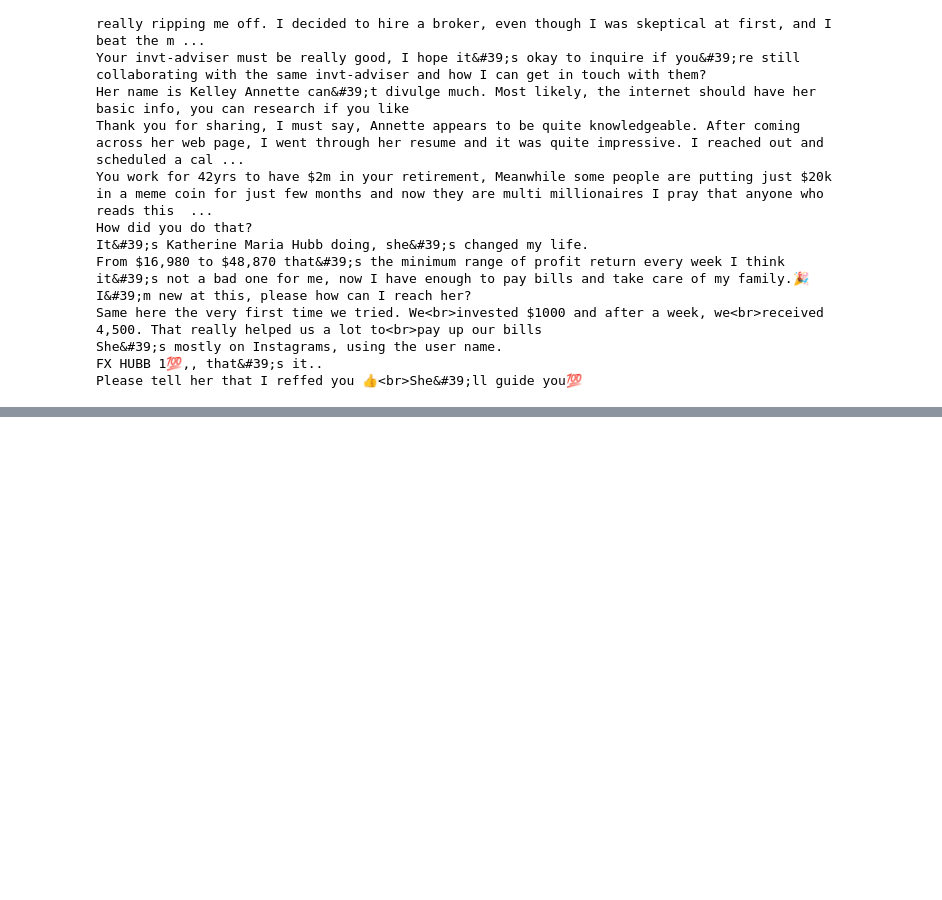
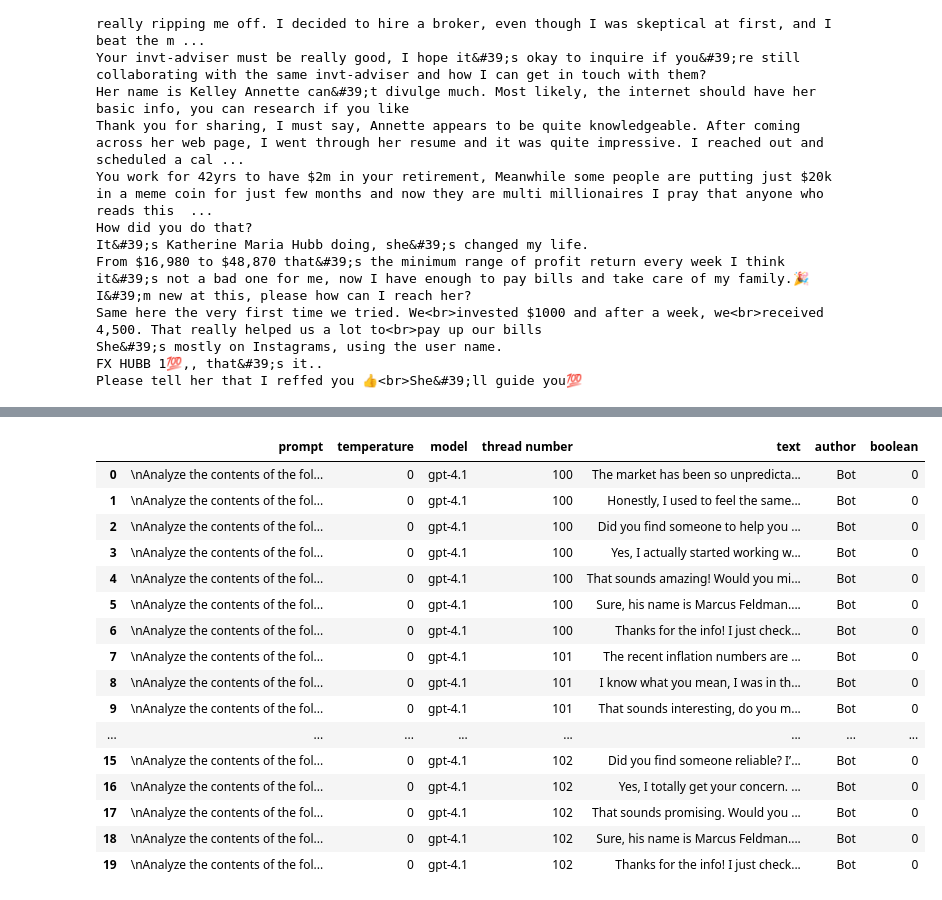
Before and after one commit to Daniwave100/YouTube-Bot-NN-Classifier, a Jupyter notebook: data_creator.ipynb, the cells around one changed output, grey strips where cells are left out. Saved outputs shown, nothing was run; the diff lists cells and outputs as text; code cells hidden in the pictures; blank space fills up the shorter version.

```diff
--- a/data_creator.ipynb
+++ b/data_creator.ipynb
@@ -62,12 +64,31 @@ Here is the sample data taken directly from YouTube of bot comments which you sh
 # %%
 api_key = os.getenv("OPENAI_API_KEY")
-client = openai.Client(api_key=api_key)
+client = OpenAI()
+thread_id_num = 100
 
-response = client.chat.completions.create(
-    model="gpt-4.1",
-    messages=[
-        {"role": "user", "content": content_prompt}
-    ]
-)
-print(response.choices[0].message.content)
+for i in range (num_threads):
+    print(f"Generating thread {i + 1} of {num_threads}")
+
+    # Create a response using the OpenAI client
+    response = client.responses.create(
+        model=model,
+        temperature=temperature,
+        input=content_prompt
+    )
+
+    llm_output = response.output[0].content[0].text
+    thread = llm_output.split("\n")
+
+    for comment in thread:
+        csv_frame.append({
+            "prompt": content_prompt,
+            "temperature": temperature,
+            "model": model,
+            "thread number": thread_id_num,
+            "text": comment,
+            "author": "Bot",
+            "boolean": 0,
+            })
+
+    thread_id_num += 1
 # %% [output]
@@ -112,0 +136,21 @@ df.head()
+# %%
+new_df = pd.DataFrame(csv_frame)
+new_df.head(20)
+# %% [output]
+|  | prompt | temperature | model | thread number | text | author | boolean |
+| 0 | \nAnalyze the contents of the fol... | 0 | gpt-4.1 | 100 | The market has been so unpredicta... | Bot | 0 |
+| 1 | \nAnalyze the contents of the fol... | 0 | gpt-4.1 | 100 | Honestly, I used to feel the same... | Bot | 0 |
+| 2 | \nAnalyze the contents of the fol... | 0 | gpt-4.1 | 100 | Did you find someone to help you ... | Bot | 0 |
+| 3 | \nAnalyze the contents of the fol... | 0 | gpt-4.1 | 100 | Yes, I actually started working w... | Bot | 0 |
+| 4 | \nAnalyze the contents of the fol... | 0 | gpt-4.1 | 100 | That sounds amazing! Would you mi... | Bot | 0 |
+| 5 | \nAnalyze the contents of the fol... | 0 | gpt-4.1 | 100 | Sure, his name is Marcus Feldman.... | Bot | 0 |
+| 6 | \nAnalyze the contents of the fol... | 0 | gpt-4.1 | 100 | Thanks for the info! I just check... | Bot | 0 |
+| 7 | \nAnalyze the contents of the fol... | 0 | gpt-4.1 | 101 | The recent inflation numbers are ... | Bot | 0 |
+| 8 | \nAnalyze the contents of the fol... | 0 | gpt-4.1 | 101 | I know what you mean, I was in th... | Bot | 0 |
+| 9 | \nAnalyze the contents of the fol... | 0 | gpt-4.1 | 101 | That sounds interesting, do you m... | Bot | 0 |
+| ... | ... | ... | ... | ... | ... | ... | ... |
+| 15 | \nAnalyze the contents of the fol... | 0 | gpt-4.1 | 102 | Did you find someone reliable? I’... | Bot | 0 |
+| 16 | \nAnalyze the contents of the fol... | 0 | gpt-4.1 | 102 | Yes, I totally get your concern. ... | Bot | 0 |
+| 17 | \nAnalyze the contents of the fol... | 0 | gpt-4.1 | 102 | That sounds promising. Would you ... | Bot | 0 |
+| 18 | \nAnalyze the contents of the fol... | 0 | gpt-4.1 | 102 | Sure, his name is Marcus Feldman.... | Bot | 0 |
+| 19 | \nAnalyze the contents of the fol... | 0 | gpt-4.1 | 102 | Thanks for the info! I just check... | Bot | 0 |
```
Also changed, not shown: parts of 9 cells of this notebook.
